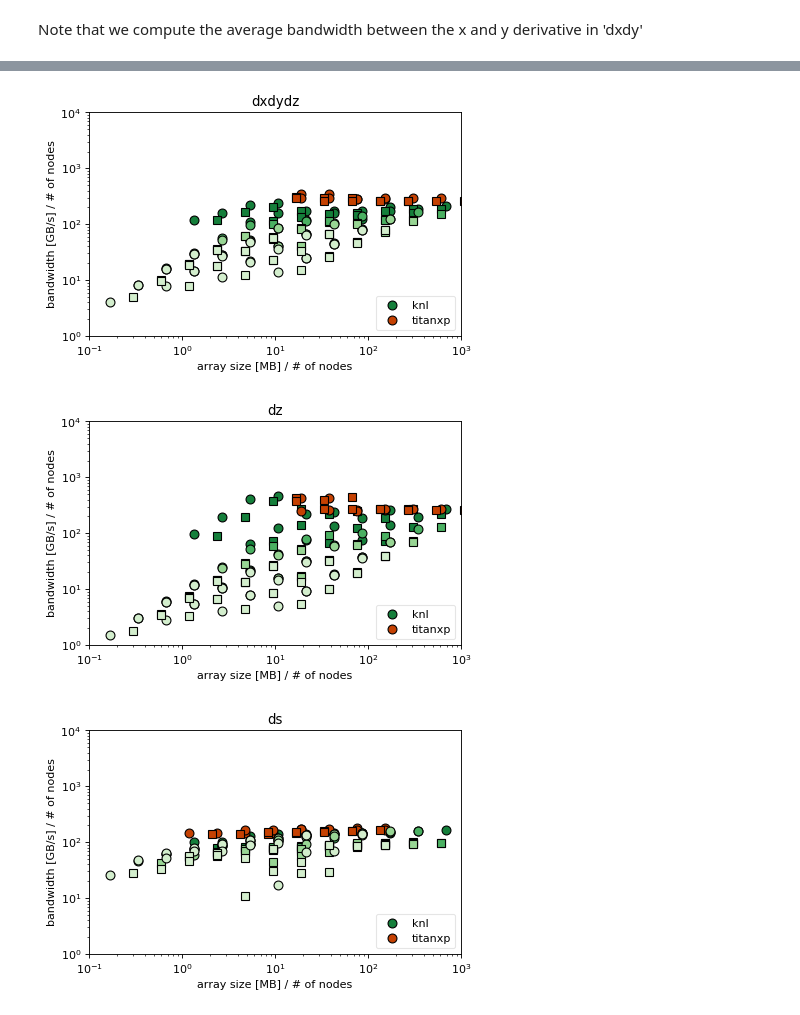
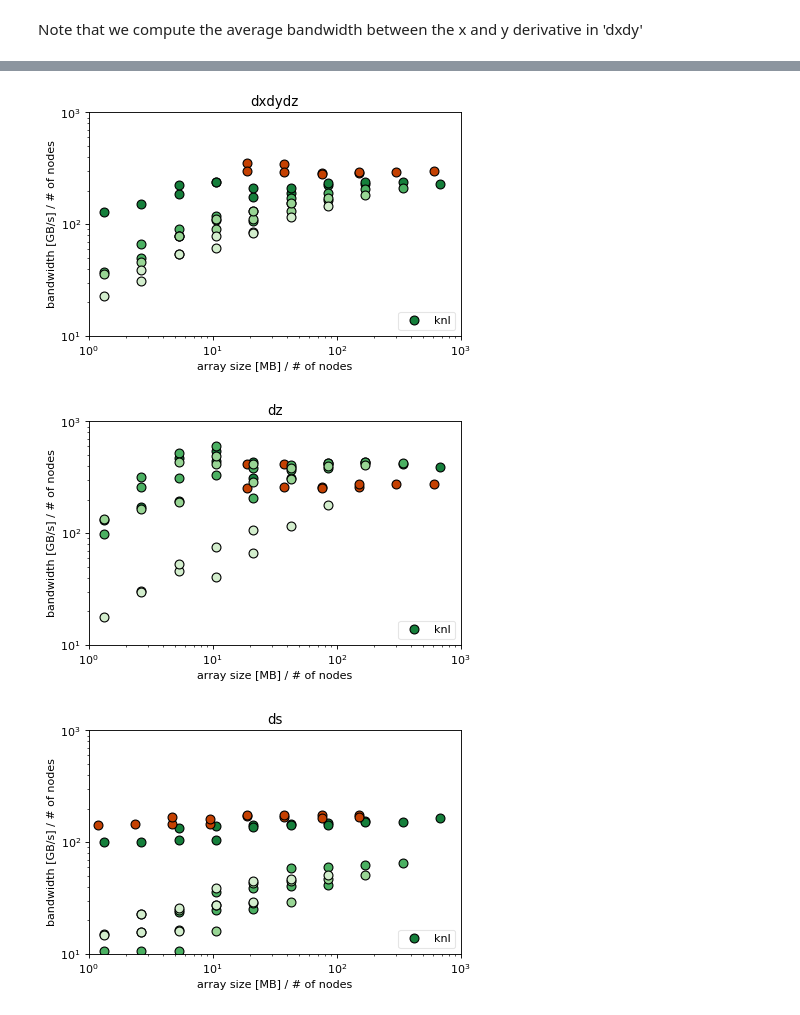
Before and after one commit to mwiesenberger/performance, a Jupyter notebook: data3d/3-Dxy-Dz-Ds-Plot.ipynb, the cells around one changed output, grey strips where cells are left out. Drawn from its saved outputs; the diff is of its cells as text; code cells hidden in the pictures.

```diff
--- a/data3d/3-Dxy-Dz-Ds-Plot.ipynb
+++ b/data3d/3-Dxy-Dz-Ds-Plot.ipynb
@@ -35,7 +35,7 @@ marker={2:'d', 3:'o', 4:'s',5:'p'}
 # %% [markdown]
 Note that we compute the average bandwidth between the x and y derivative in 'dxdy'
 # %%
-ns=[3,4]
+ns=[3]
 for filelist in [cpuFiles, gpuFiles]:
     for q in ['dxdydz','dz','ds']:
         fig,ax=plt.subplots(1,1,figsize=(6,3.7),dpi= 80, facecolor='w', edgecolor='k')
@@ -66,7 +66,7 @@ for filelist in [cpuFiles, gpuFiles]:
         plt.ylabel('bandwidth [GB/s] / # of nodes')
         plt.xscale('log')
         plt.yscale('log')
-        plt.ylim(1,1e4)
+        plt.ylim(1e1,1e3)
         #for k,v in arch.items():
         #    if q=='mixed' :
         #        plt.axhline(y=v[3],xmin=v[2],xmax=1,color=v[0](1.0),lw=2)
@@ -78,7 +78,7 @@ for filelist in [cpuFiles, gpuFiles]:
         plt.legend(handles, labels, numpoints=1,loc='upper left',
                    fontsize='medium',framealpha=0.5)
         plt.title(q)
-        plt.xlim(0.1,1000)
+        plt.xlim(1,1000)
         #if filelist == cpuFiles :
         #    plt.savefig(q+'_cpu.pdf',bbox_inches='tight')
         if filelist == gpuFiles :
@@ -92,6 +92,6 @@ for filelist in [cpuFiles, gpuFiles]:
-[figure, old version]
+[figure, new version]
-[figure, old version]
+[figure, new version]
-[figure, old version]
+[figure, new version]
 # %% [markdown]
 #### Conclusions
 - efficiency of derivatives difficult to determine for skl and knl
```
Also changed, not shown: parts of 2 cells of this notebook, 6 other files.
